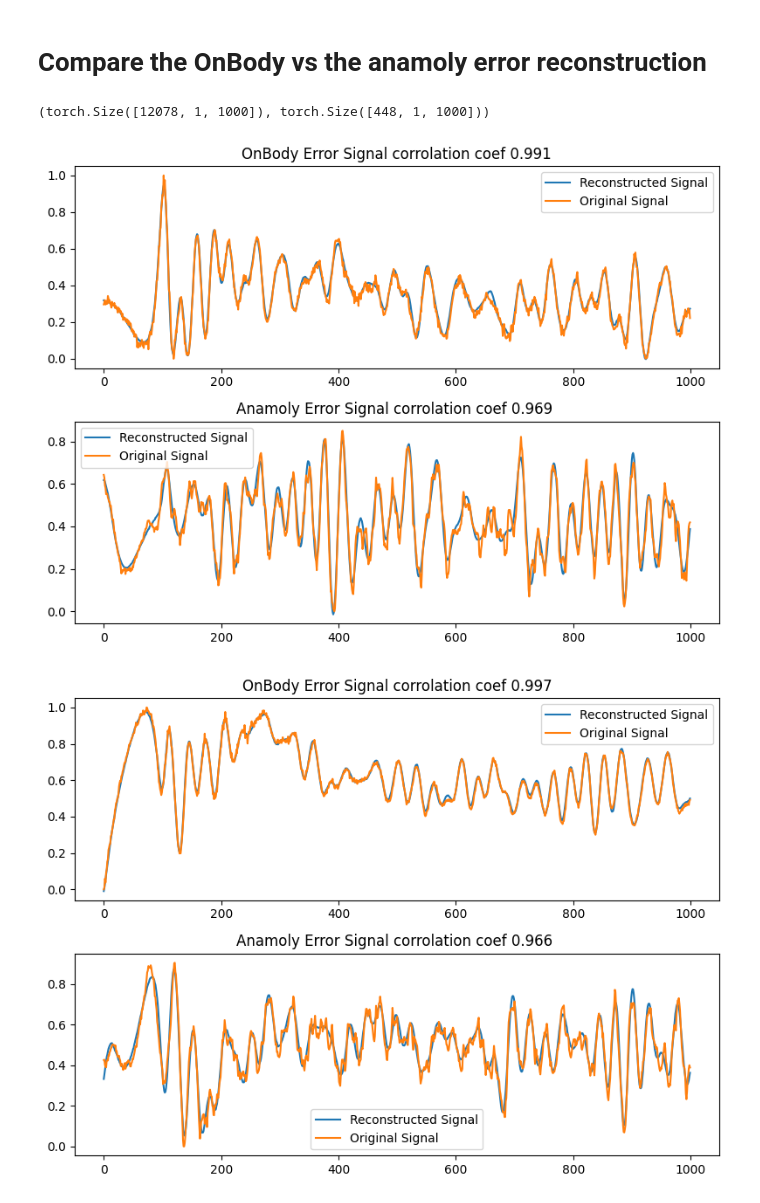
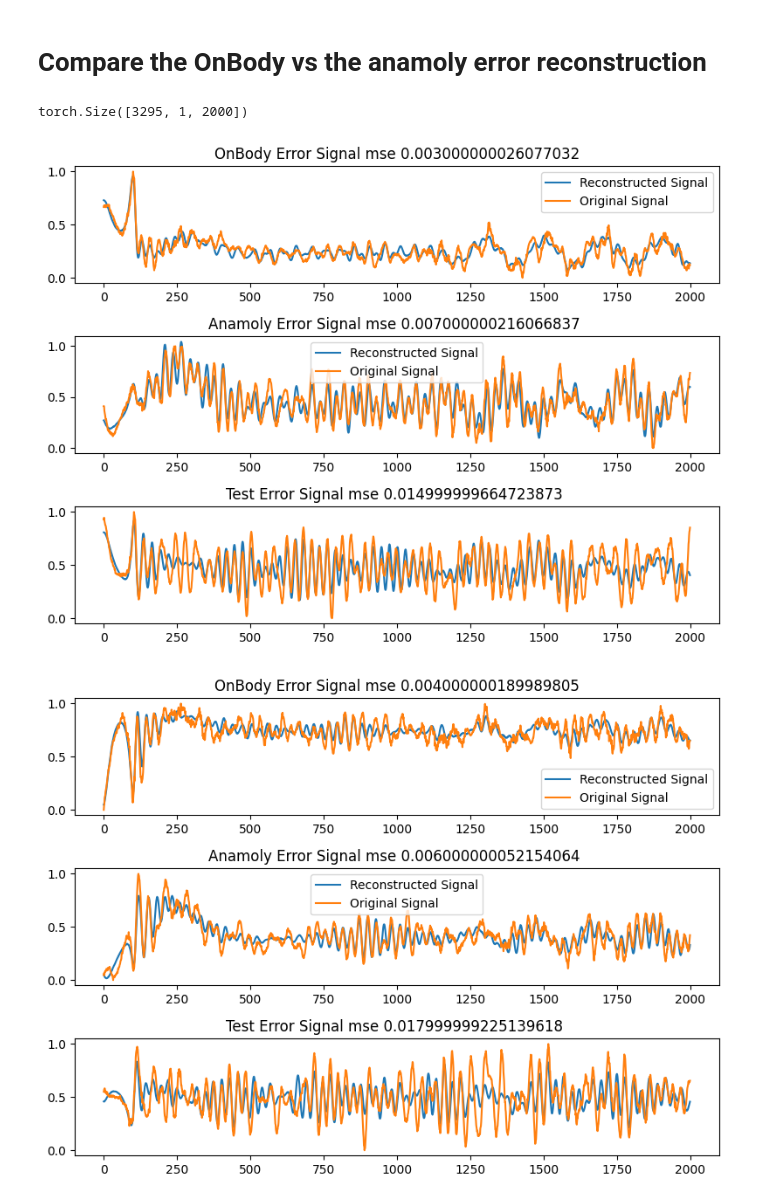
Before and after one commit to mkashani-phd/AnomolyDetection, a Jupyter notebook: VAE_LSTM.ipynb, the cells around one changed output. Drawn from its saved outputs; the diff is of its cells as text; code cells hidden in the pictures.

```diff
--- a/VAE_LSTM.ipynb
+++ b/VAE_LSTM.ipynb
@@ -12,14 +12,14 @@ import torch.nn.functional as F
 from sklearn.model_selection import train_test_split
 import sklearn.preprocessing
 
-import Models.VAE_LSTM_CNN
+import src.VAE_LSTM_CNN  as VAE_LSTM_CNN
 import src.IQ as IQ
 
 
 DEVICE = torch.device("cuda" if torch.cuda.is_available() else "cpu")
 print("Using DEVICE: ", DEVICE)
 
-SAMPLE_CHOPPED = 1000
+SAMPLE_CHOPPED = 2000
 
 myclient = pymongo.MongoClient("mongodb://localhost:27017/")
 # myclient = pymongo.MongoClient("mongodb://test:12345678910111213@SG-pine-beat-9444-57323.servers.mongodirector.com:27017/BLE")
@@ -125,10 +137,10 @@ torch.save(VAE_ONBODY.state_dict(), 'Models/VAE_ONBODY.pth')
 # %% [markdown]
 # Calculateing the error signal
 # %%
-latent_dim = 20    # Latent space dimension
-VAE_ONBODY = Models.VAE_LSTM_CNN.ConvVAE(seq_length=SAMPLE_CHOPPED, latent_dim=latent_dim).to(DEVICE)
+latent_dim = 30    # Latent space dimension
+VAE_ONBODY = VAE_LSTM_CNN.Autoencoder(seq_length=SAMPLE_CHOPPED, latent_dim=latent_dim).to(DEVICE)
 VAE_ONBODY.load_state_dict(torch.load('Models/VAE_ONBODY.pth'))
-ONBODY_RECONSTRUCTED = VAE_ONBODY.forward(X_tensor)[0]
+ONBODY_RECONSTRUCTED = VAE_ONBODY.forward(X_tensor)
 ERROR_ONBODY = ONBODY_RECONSTRUCTED - X_tensor
 
 for i in range(2):
@@ -302,23 +349,28 @@ ANAMOLY_ERROR_RECONSTRUCTED = VAE_ERROR_ONBODY.forward(ERROR_ANAMOLY)
-# %%
-ONBODY_ERROR_RECONSTRUCTED.shape, ANAMOLY_ERROR_RECONSTRUCTED.shape
-# %% [output]
-(torch.Size([12078, 1, 1000]), torch.Size([448, 1, 1000]))
+# %%
+# anamoly_tensor.shape
+criterion(anamoly_tensor, RECONSTRUCTED_ANAMOLY).item()
+# %% [output]
+torch.Size([3295, 1, 2000])
 # %%
 for i in range(2):
     plt.figure(figsize=(8,6))
-    plt.subplot(2,1,1)
+    plt.subplot(3,1,1)
     plt.plot(ONBODY_ERROR_RECONSTRUCTED[i].cpu().detach().numpy().reshape(-1), label='Reconstructed Signal')
     plt.plot(ERROR_ONBODY[i].cpu().detach().numpy().reshape(-1), label='Original Signal')
-    plt.title(f'OnBody Error Signal corrolation coef { np.round(np.corrcoef(ONBODY_ERROR_RECONSTRUCTED[i].cpu().detach().numpy().reshape(-1), ERROR_ONBODY[i].cpu().detach().numpy().reshape(-1))[0,1],3)}')
+    plt.title(f'OnBody Error Signal mse { np.round(criterion(ONBODY_ERROR_RECONSTRUCTED[i], ERROR_ONBODY[i]).cpu().detach().numpy().reshape(-1)[0],3)}')
     plt.legend()
-    plt.subplot(2,1,2)
+    plt.subplot(3,1,2)
     plt.plot(ANAMOLY_ERROR_RECONSTRUCTED[i].cpu().detach().numpy().reshape(-1), label='Reconstructed Signal')
     plt.plot(ERROR_ANAMOLY[i].cpu().detach().numpy().reshape(-1), label='Original Signal')
-    plt.title(f'Anamoly Error Signal corrolation coef { np.round(np.corrcoef(ANAMOLY_ERROR_RECONSTRUCTED[i].cpu().detach().numpy().reshape(-1), ERROR_ANAMOLY[i].cpu().detach().numpy().reshape(-1))[0,1],3)} ')
+    plt.title(f'Anamoly Error Signal mse { np.round(criterion(ANAMOLY_ERROR_RECONSTRUCTED[i], ERROR_ANAMOLY[i]).cpu().detach().numpy().reshape(-1)[0],3)} ')
     plt.legend()
+    plt.subplot(3,1,3)
+    plt.plot(TEST_ERROR_RECONSTRUCTED[i].cpu().detach().numpy().reshape(-1), label='Reconstructed Signal')
+    plt.plot(ERROR_TEST[i].cpu().detach().numpy().reshape(-1), label='Original Signal')
+    plt.title(f'Test Error Signal mse { np.round(criterion(TEST_ERROR_RECONSTRUCTED[i], ERROR_TEST[i]).cpu().detach().numpy().reshape(-1)[0],3)} ')
     plt.tight_layout()
     plt.show()
 # %% [output]
-[figure, old version]
+[figure, new version]
-[figure, old version]
+[figure, new version]
 # %%
```
Also changed, not shown: parts of 13 cells of this notebook, 2 other files.
